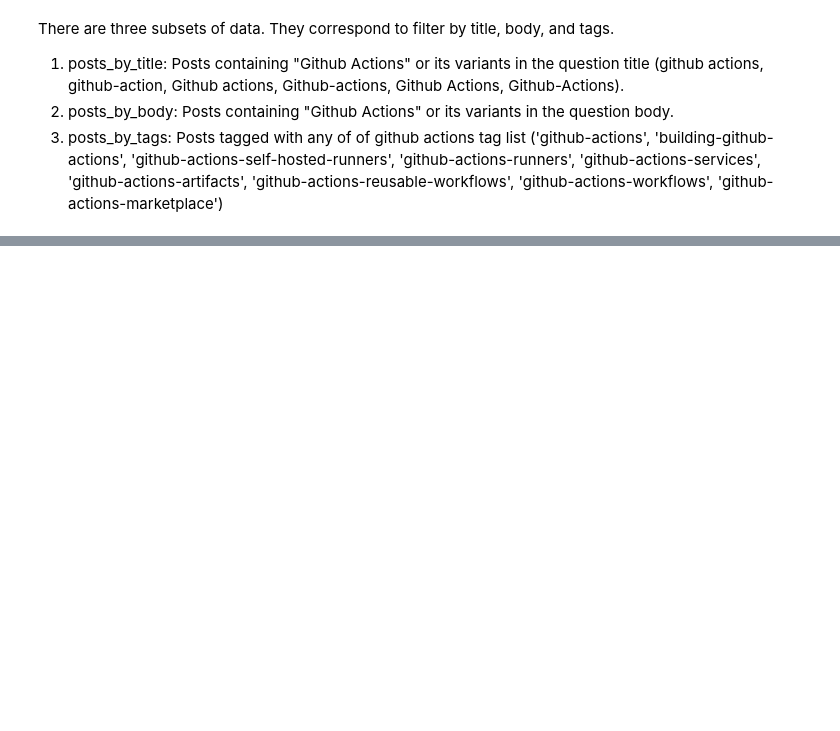
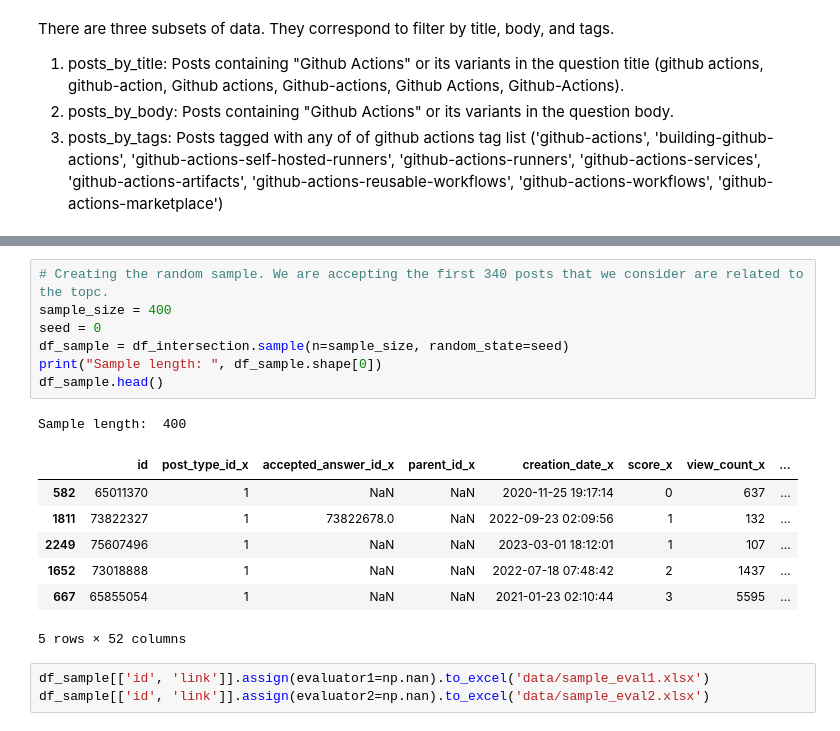
Before and after one commit to sandro-hernandez/GA_Developer_Needs_replication_package, a Jupyter notebook: Taxonomy/taxonomy.ipynb, the cells around one changed output, grey strips where cells are left out. Drawn from its saved outputs; the diff is of its cells as text; blank space fills up the shorter version.

Commit message:
create sample

```diff
--- a/Taxonomy/taxonomy.ipynb
+++ b/Taxonomy/taxonomy.ipynb
@@ -115,0 +90,19 @@ df_intersection
+# %%
+# Creating the random sample. We are accepting the first 340 posts that we consider are related to the topc.
+sample_size = 400
+seed = 0
+df_sample = df_intersection.sample(n=sample_size, random_state=seed)
+print("Sample length: ", df_sample.shape[0])
+df_sample.head()
+# %% [output]
+Sample length:  400
+|  | id | post_type_id_x | accepted_answer_id_x | parent_id_x | creation_date_x | score_x | view_count_x | ... |
+| 582 | 65011370 | 1 | NaN | NaN | 2020-11-25 19:17:14 | 0 | 637 | ... |
+| 1811 | 73822327 | 1 | 73822678.0 | NaN | 2022-09-23 02:09:56 | 1 | 132 | ... |
+| 2249 | 75607496 | 1 | NaN | NaN | 2023-03-01 18:12:01 | 1 | 107 | ... |
+| 1652 | 73018888 | 1 | NaN | NaN | 2022-07-18 07:48:42 | 2 | 1437 | ... |
+| 667 | 65855054 | 1 | NaN | NaN | 2021-01-23 02:10:44 | 3 | 5595 | ... |
+5 rows × 52 columns
+# %%
+df_sample[['id', 'link']].assign(evaluator1=np.nan).to_excel('data/sample_eval1.xlsx')
+df_sample[['id', 'link']].assign(evaluator2=np.nan).to_excel('data/sample_eval2.xlsx')
```
Also changed, not shown: parts of 12 cells of this notebook, 4 other files.
